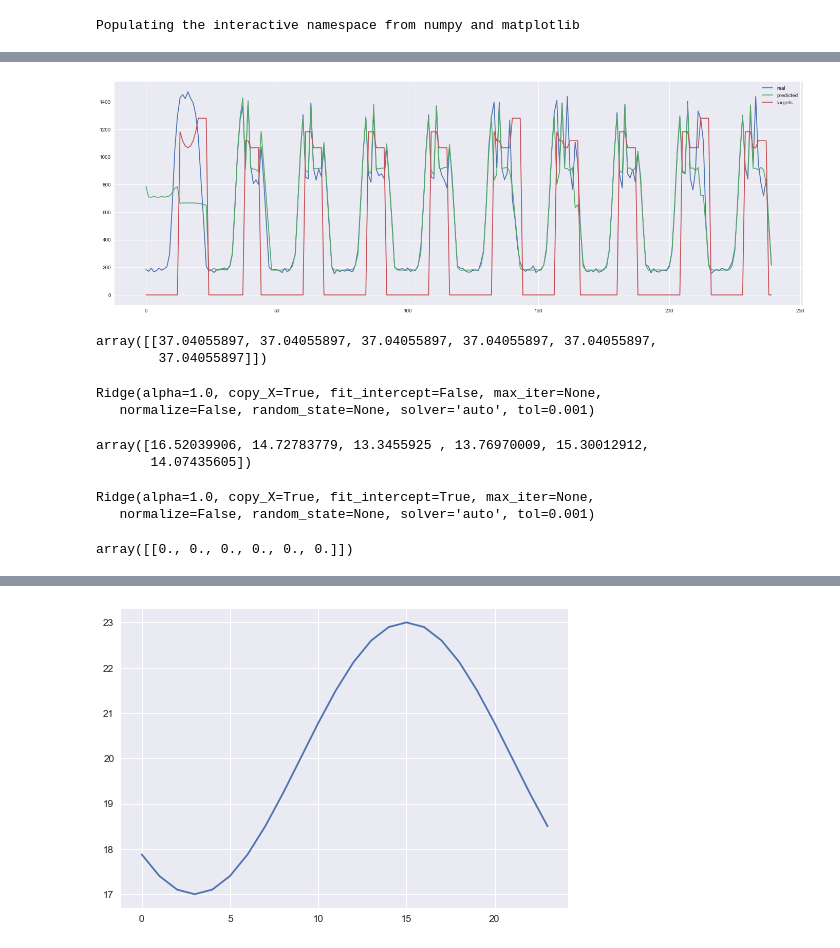
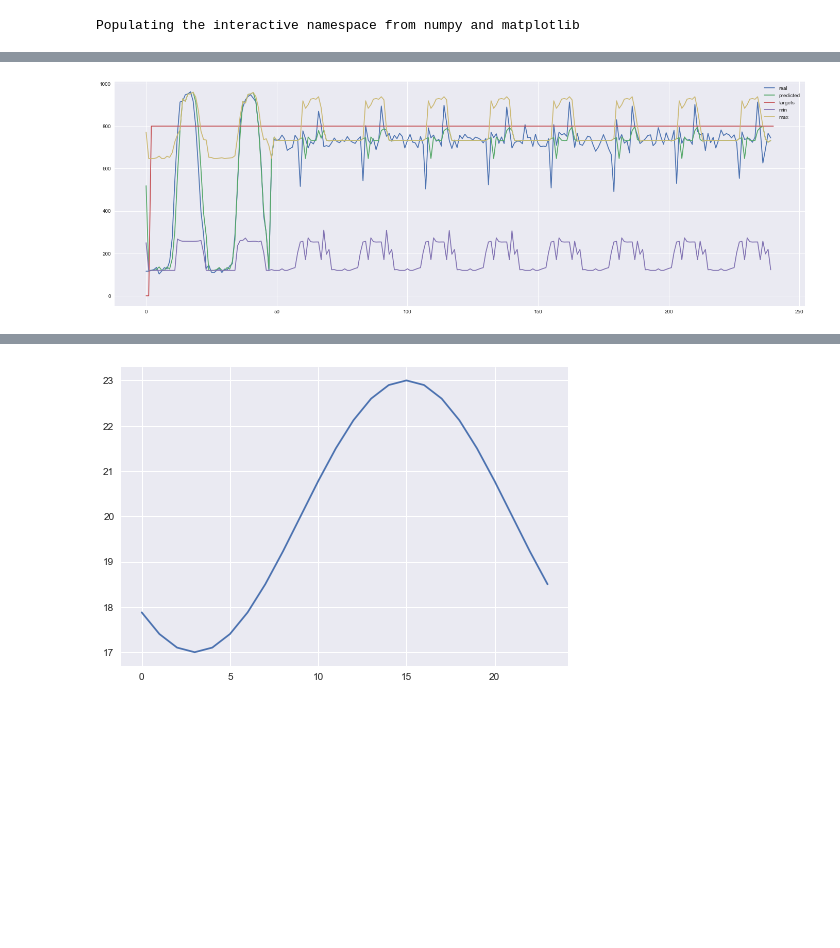
Before and after one commit to aksholokhov/bachelor_thesis, a Jupyter notebook: experiments/ThesisVersion.ipynb, the cells around one changed output, grey strips where cells are left out. Drawn from its saved outputs; the diff is of its cells as text; code cells hidden in the pictures; blank space fills up the shorter version.

```diff
--- a/experiments/ThesisVersion.ipynb
+++ b/experiments/ThesisVersion.ipynb
@@ -91,11 +59,11 @@ tau = 3
 # %%
-model = RoomModel(environment_temp, controls, q=q, tau=tau, user_profile=default_preference_profile)
+model = RoomModel(environment_temp, controls, q=q, tau=tau, user_profile=default_preference_profile, omega_is_known=False)
 # %%
 generator = DeviceGenerator(random_seed=random_seed, room_model=model)
 # %%
 ensemble = FastAbstractEnsemble(n, N, m, generator)
 # %%
-operator = SystemOperator(generation_price, 1600)
+operator = SystemOperator(generation_price, 800)
 # %%
 u = array([eiv(control) for control in controls])
 default_control_dist = array([n/m]*m)
@@ -109,19 +77,11 @@ test = ["s"]
 consumption_predictions = []
 real_consumptions = []
 operator_targets = []
+possibly_accepted = []
+possible_min = []
+possible_max = []
+
 classifiers = {}
 
 pi = default_pi
-# %%
-def generate_features(pi, room_model, arm, t):
-    if arm == 0:
-        return [sum([q.T.dot(np.linalg.matrix_power(control.T, i).dot(pi)) for i in range(1, room_model.tau+1)])
-                for control in room_model.controls]
-    else:
-        features = []
-        for j, control in enumerate(room_model.controls):
-            P = room_model.controls[arm-1] if room_model.accept(t, arm-1, j) else control
-            k = sum([q.T.dot(np.linalg.matrix_power(P.T, i).dot(pi)) for i in range(1, room_model.tau+1)])
-            features.append(k)
-        return features
 # %%
@@ -171,36 +173,11 @@ datasets[15]
 # %%
 figure(figsize=(24, 8))
-plot(real_consumptions, label="real")
-plot(consumption_predictions, label="predicted")
-plot(operator_targets, label="targets")
+plot(real_consumptions[-0:], label="real")
+plot(consumption_predictions[-0:], label="predicted")
+plot(operator_targets[-0:], label="targets")
+plot(possible_min[-0:], label="min")
+plot(possible_max[-0:], label="max")
 legend()
 show()
 # %% [output]
-[figure, old version]
+[figure, new version]
-# %%
-classifiers[10].coef_
-# %% [output]
-array([[37.04055897, 37.04055897, 37.04055897, 37.04055897, 37.04055897,
-        37.04055897]])
-# %%
-X = array([3.422283,  3.050945,  2.764606,  2.852462,  3.169498,  2.915573]).reshape(1, -1)
-Y = array([272.0])
-alg = Ridge(fit_intercept=False)
-alg.fit(X, Y)
-# %% [output]
-Ridge(alpha=1.0, copy_X=True, fit_intercept=False, max_iter=None,
-   normalize=False, random_state=None, solver='auto', tol=0.001)
-# %%
-alg.coef_
-# %% [output]
-array([16.52039906, 14.72783779, 13.3455925 , 13.76970009, 15.30012912,
-       14.07435605])
-# %%
-alg.fit(datasets[0][train], datasets[0][test])
-# %% [output]
-Ridge(alpha=1.0, copy_X=True, fit_intercept=True, max_iter=None,
-   normalize=False, random_state=None, solver='auto', tol=0.001)
-# %%
-alg.coef_
-# %% [output]
-array([[0., 0., 0., 0., 0., 0.]])
```
Also changed, not shown: parts of 24 cells of this notebook, 1 other file.
